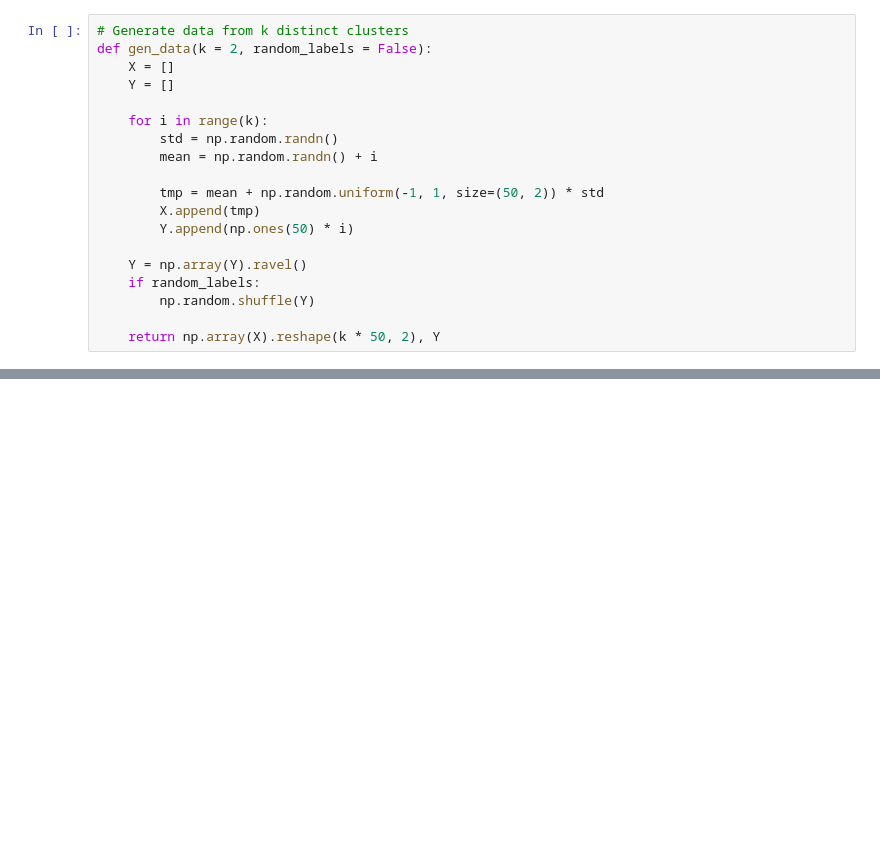
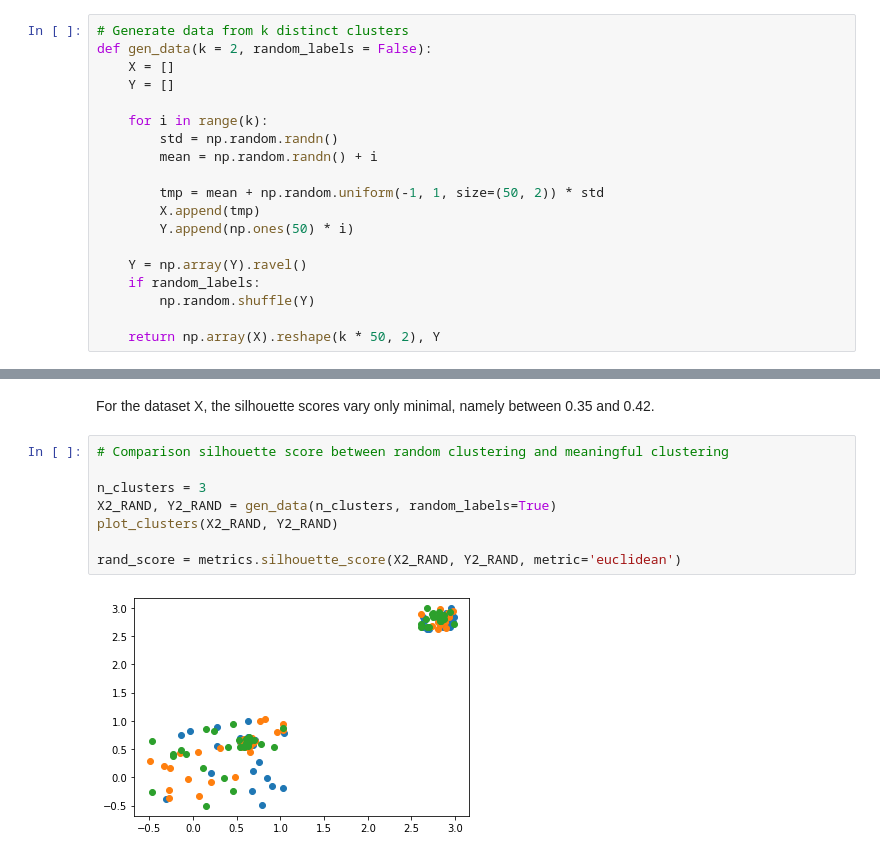
Before and after one commit to xBlade58/ma-ws22-machine-learning-assignments, a Jupyter notebook: Exercise_02/Ex02_Oeztuerk_Stroehle_Tomasini.ipynb, the cells around one changed output, grey strips where cells are left out. Cells and saved outputs as stored; diff of their text form; blank space fills up the shorter version.

```diff
--- a/Exercise_02/Ex02_Oeztuerk_Stroehle_Tomasini.ipynb
+++ b/Exercise_02/Ex02_Oeztuerk_Stroehle_Tomasini.ipynb
@@ -247,0 +204,12 @@ Best Result: 2, 0.8034422008266844
+# %% [markdown]
+For the dataset X, the silhouette scores vary only minimal, namely between 0.35 and 0.42.
+# %%
+# Comparison silhouette score between random clustering and meaningful clustering
+
+n_clusters = 3
+X2_RAND, Y2_RAND = gen_data(n_clusters, random_labels=True)
+plot_clusters(X2_RAND, Y2_RAND)
+
+rand_score = metrics.silhouette_score(X2_RAND, Y2_RAND, metric='euclidean')
+# %% [output]
+[figure, added]
```
Also changed, not shown: parts of 10 cells of this notebook.
